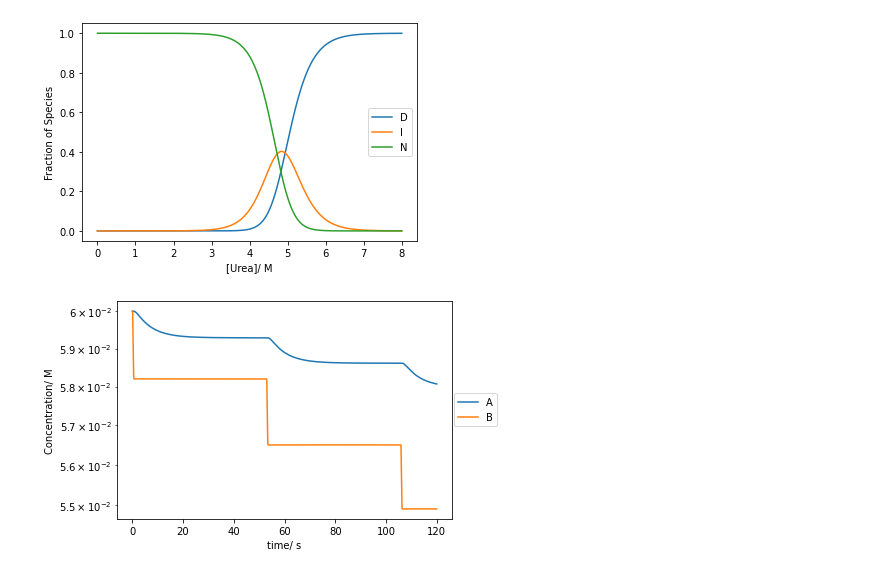
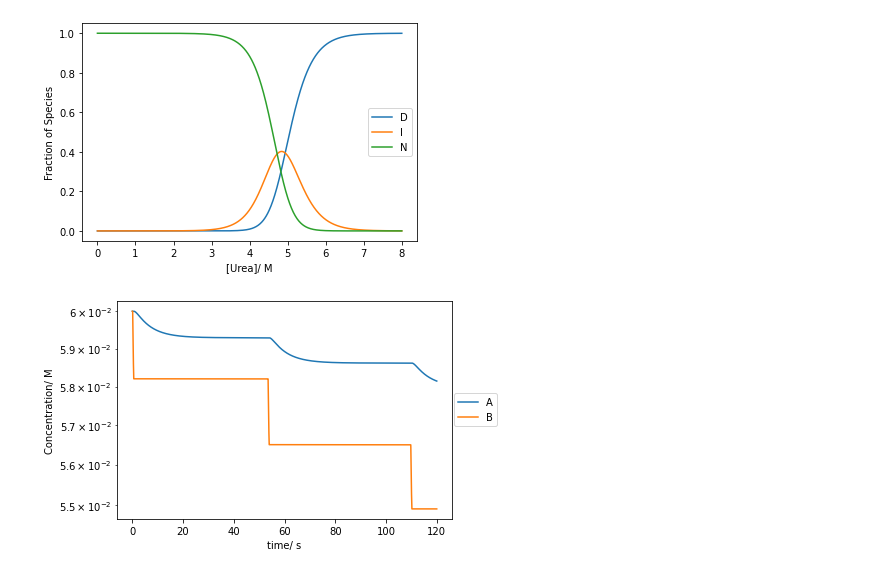
Before and after one commit to KGrewal1/ChemIITools, a Jupyter notebook: nbs/02_Kinetics.ipynb, the cells around one changed output. Cells and saved outputs as stored; diff of their text form; code cells hidden in the pictures.

```diff
--- a/nbs/02_Kinetics.ipynb
+++ b/nbs/02_Kinetics.ipynb
@@ -102,7 +102,7 @@ def oreg_calc(concs, rates={'k1':1.34, 'k2':1.6e9, 'k3':8e3, 'k4':4e7,'k5':1}):
     Calculates the time dependent concentrations of species in the oregonator system using the Radau method
     """
     # Maximum time, time point spacings and the time grid (all in s).
-    tmax, dt = 120, 0.1
+    tmax, dt = 120, 0.01
     t = np.arange(0, tmax+dt, dt)
 
     conc_t = solve_ivp(_deriv, t_span=(0, tmax), y0 = concs, method='Radau', dense_output=True, t_eval = None,
@@ -114,17 +114,17 @@ def oreg_calc(concs, rates={'k1':1.34, 'k2':1.6e9, 'k3':8e3, 'k4':4e7,'k5':1}):
 A, B, X, Y, Z, P, Q = 0.06, 0.06, 10**(-9.8),10**(-6.52), 10**(-7.320), 0, 0
 concs = [A, B, X, Y, Z, P, Q]
 t, conc_t = oreg_calc(concs)
-A, B, X, Y, Z, P, Q = conc_t.sol(t)
+As, Bs, Xs, Ys, Zs, Ps, Qs = conc_t.sol(t)
 # t = conc_t['t']
 # A, B, X, Y, Z, P, Q = conc_t['y']
 # %%
-plt.plot(t,A,label='A')
-plt.plot(t,B,label='B')
+plt.plot(t,As,label='A')
+plt.plot(t,Bs,label='B')
 plt.yscale('log')
 plt.xlabel('time/ s')
 plt.ylabel('Concentration/ M')
 plt.legend(bbox_to_anchor =(1.15, 0.6))
 plt.show()
 # %% [output]
-[figure, old version]
+[figure, new version]
 # %%
```
Also changed, not shown: parts of 2 cells of this notebook, 11 other files.
